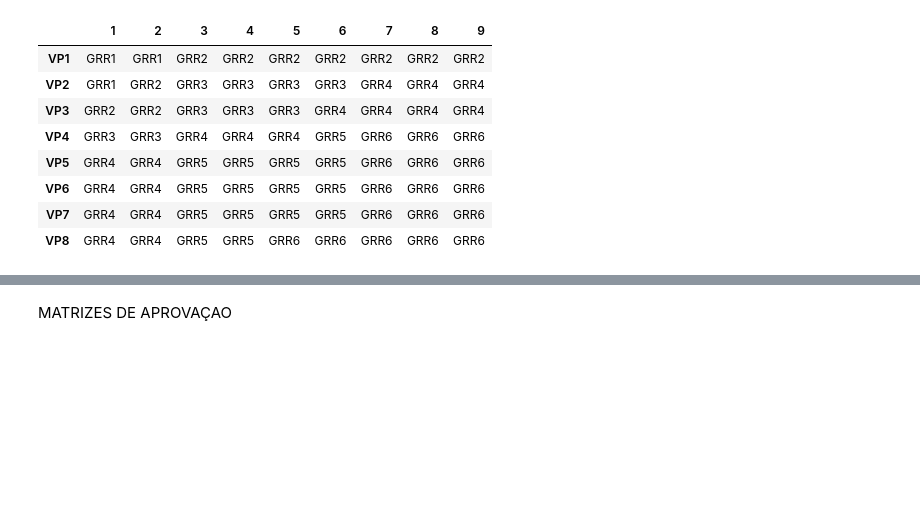
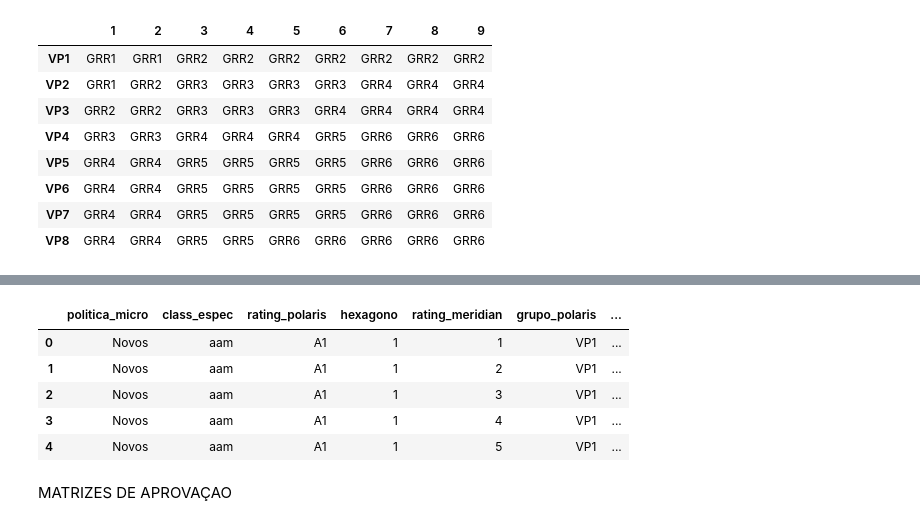
Before and after one commit to thommich/reject-inference-modelling, a Jupyter notebook: cluster_pj_embeddings.ipynb, the cells around one changed output, grey strips where cells are left out. Saved outputs shown, nothing was run; the diff lists cells and outputs as text; code cells hidden in the pictures; blank space fills up the shorter version.

```diff
--- a/cluster_pj_embeddings.ipynb
+++ b/cluster_pj_embeddings.ipynb
@@ -563,3 +651,8 @@ df_grr
 | VP6 | GRR4 | GRR4 | GRR5 | GRR5 | GRR5 | GRR5 | GRR6 | GRR6 | GRR6 |
 | VP7 | GRR4 | GRR4 | GRR5 | GRR5 | GRR5 | GRR5 | GRR6 | GRR6 | GRR6 |
 | VP8 | GRR4 | GRR4 | GRR5 | GRR5 | GRR6 | GRR6 | GRR6 | GRR6 | GRR6 |
+# %%
+conditions = [((full_table.grupo_polaris == a) & (full_table.rating_meridian == b)) for a in full_table.grupo_polaris.unique() for b in full_table.rating_meridian.unique()]
+choices = [df_grr.at[grp_plrs, rtng_mrdn] for grp_plrs in full_table.grupo_polaris.unique() for rtng_mrdn in full_table.rating_meridian.unique()]
+
+full_table['grupo_risco_renovacao'] = np.select(conditions, choices)
@@ -566,2 +670,11 @@ df_grr
+# %%
+full_table.head()
+# %% [output]
+|  | politica_micro | class_espec | rating_polaris | hexagono | rating_meridian | grupo_polaris | ... |
+| 0 | Novos | aam | A1 | 1 | 1 | VP1 | ... |
+| 1 | Novos | aam | A1 | 1 | 2 | VP1 | ... |
+| 2 | Novos | aam | A1 | 1 | 3 | VP1 | ... |
+| 3 | Novos | aam | A1 | 1 | 4 | VP1 | ... |
+| 4 | Novos | aam | A1 | 1 | 5 | VP1 | ... |
 # %% [markdown]
 MATRIZES DE APROVAÇAO
```
Also changed, not shown: parts of 29 cells of this notebook.
